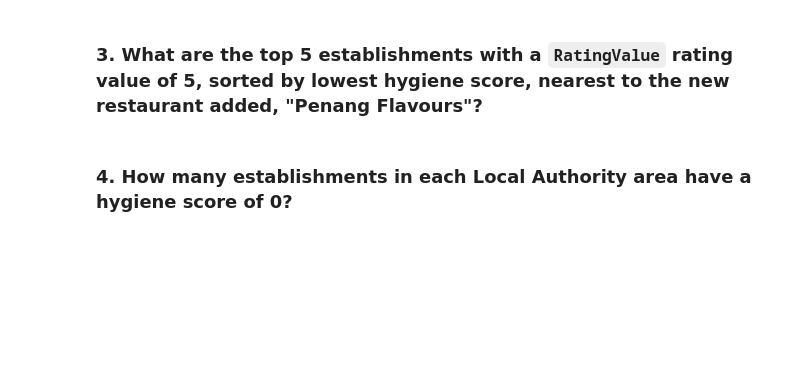
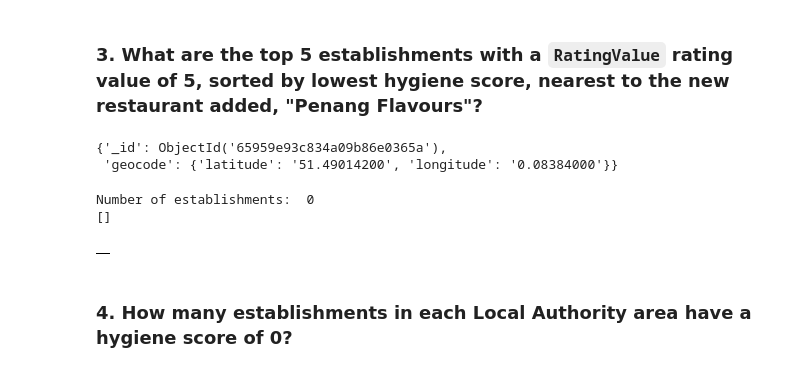
Before and after one commit to TatianaLouise/nosql-challenge, a Jupyter notebook: NoSQL_analysis_starter.ipynb, the cells around one changed output. Saved outputs shown, nothing was run; the diff lists cells and outputs as text; code cells hidden in the pictures; blank space fills up the shorter version.

```diff
--- a/NoSQL_analysis_starter.ipynb
+++ b/NoSQL_analysis_starter.ipynb
@@ -99,20 +139,42 @@ query =
 # %% [markdown]
 ### 3. What are the top 5 establishments with a `RatingValue` rating value of 5, sorted by lowest hygiene score, nearest to the new restaurant added, "Penang Flavours"?
+# %%
+# Find geocode of Penang Flavours
+query = {'BusinessName': 'Penang Flavours'}
+pprint(establishments.find_one(query, {'geocode.latitude', 'geocode.longitude'}))
+# %% [output]
+{'_id': ObjectId('65959e93c834a09b86e0365a'),
+ 'geocode': {'latitude': '51.49014200', 'longitude': '0.08384000'}}
 # %%
 # Search within 0.01 degree on either side of the latitude and longitude.
 # Rating value must equal 5
 # Sort by hygiene score
 
 degree_search = 0.01
-latitude =
-longitude =
+latitude = 51.49014200
+longitude = 0.08384000
 
-query =
-sort =
+query = {'RatingValue': '5',
+         'geocode.latitude': {'$gte': latitude - degree_search, '$lte': latitude + degree_search},
+         'geocode.longitude': {'$gte': longitude - degree_search,'$lte': longitude + degree_search}
+         }
+sort =  [('scores.Hygiene', 1)]
+
+results = list(establishments.find(query).sort(sort).limit(5))
 
 # Print the results
+print('Number of establishments: ', len(results))
+#display top 5 establishments
+pprint(results)
+# %% [output]
+Number of establishments:  0
+[]
 # %%
 # Convert result to Pandas DataFrame
+hygiene_df = pd.DataFrame(establishments.find(query).sort(sort))
+hygiene_df
+# %% [output]
+|  |
 # %% [markdown]
 ### 4. How many establishments in each Local Authority area have a hygiene score of 0?
 # %%
```
Also changed, not shown: parts of 5 cells of this notebook.
